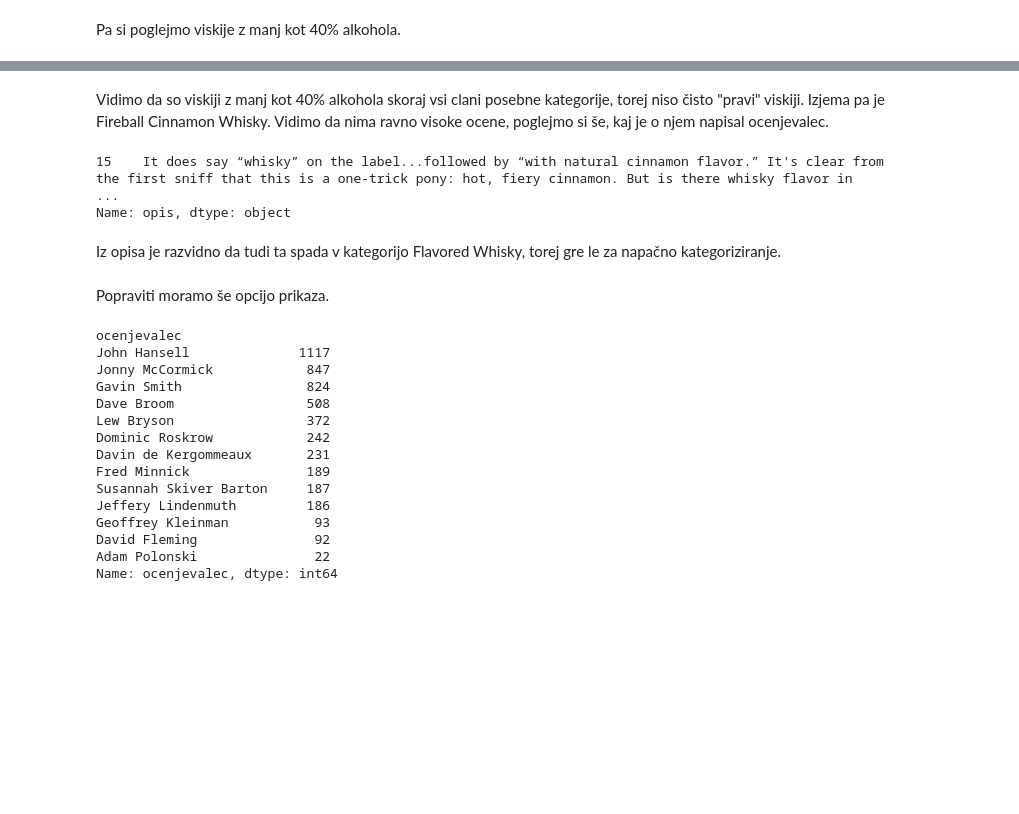
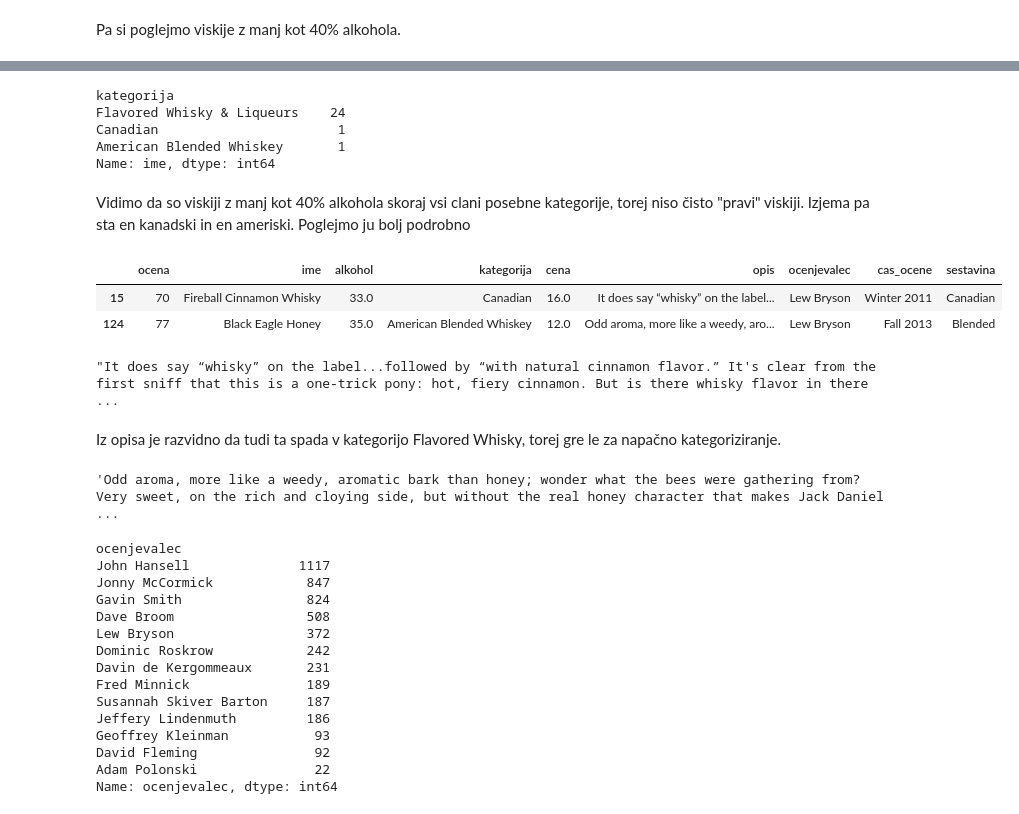
Before and after one commit to GTerglav/Viski, a Jupyter notebook: viski_analiza.ipynb, the cells around one changed output, grey strips where cells are left out. Drawn from its saved outputs; the diff is of its cells as text; code cells hidden in the pictures; blank space fills up the shorter version.

```diff
--- a/viski_analiza.ipynb
+++ b/viski_analiza.ipynb
@@ -222,13 +233,24 @@ viski[viski['alkohol'] < 40]
+# %%
+pod_40 = viski[viski['alkohol'] < 40].groupby("kategorija")
+pod_40['ime'].count().sort_values(ascending=False)
+# %% [output]
+kategorija
+Flavored Whisky & Liqueurs    24
+Canadian                       1
+American Blended Whiskey       1
+Name: ime, dtype: int64
 # %% [markdown]
 Vidimo da so viskiji z manj kot 40% alkohola skoraj vsi clani posebne kategorije, torej niso čisto "pravi" viskiji.
-Izjema pa je Fireball Cinnamon Whisky. Vidimo da nima ravno visoke ocene, poglejmo si še, kaj je o njem napisal ocenjevalec.
+Izjema pa sta en kanadski in en ameriski. Poglejmo ju bolj podrobno
-# %%
-pd.set_option('display.max_colwidth', -1)
-viski[viski['ime'] == "Fireball Cinnamon Whisky"]['opis']
-# %% [output]
-15    It does say “whisky” on the label...followed by “with natural cinnamon flavor.” It's clear from the first sniff that this is a one-trick pony: hot, fiery cinnamon. But is there whisky flavor in  ...
-Name: opis, dtype: object
+# %%
+viski[(viski['alkohol'] < 40) & (viski['kategorija'] == 'American Blended Whiskey') | (viski['kategorija'] == 'Canadian') & (viski['alkohol'] < 40) ]
+# %% [output]
+|  | ocena | ime | alkohol | kategorija | cena | opis | ocenjevalec | cas_ocene | sestavina |
+| 15 | 70 | Fireball Cinnamon Whisky | 33.0 | Canadian | 16.0 | It does say “whisky” on the label... | Lew Bryson | Winter 2011 | Canadian |
+| 124 | 77 | Black Eagle Honey | 35.0 | American Blended Whiskey | 12.0 | Odd aroma, more like a weedy, aro... | Lew Bryson | Fall 2013 | Blended |
+# %%
+viski.iloc[15]['opis']
+# %% [output]
+"It does say “whisky” on the label...followed by “with natural cinnamon flavor.” It's clear from the first sniff that this is a one-trick pony: hot, fiery cinnamon. But is there whisky flavor in there ...
 # %% [markdown]
 Iz opisa je razvidno da tudi ta spada v kategorijo Flavored Whisky, torej gre le za napačno kategoriziranje.
-# %% [markdown]
-Popraviti moramo še opcijo prikaza.
@@ -236,0 +257,4 @@ pd.set_option('display.max_colwidth', 100)
+# %%
+viski.iloc[124]['opis']
+# %% [output]
+'Odd aroma, more like a weedy, aromatic bark than honey; wonder what the bees were gathering from? Very sweet, on the rich and cloying side, but without the real honey character that makes Jack Daniel ...
```
Also changed, not shown: parts of 17 cells of this notebook.
